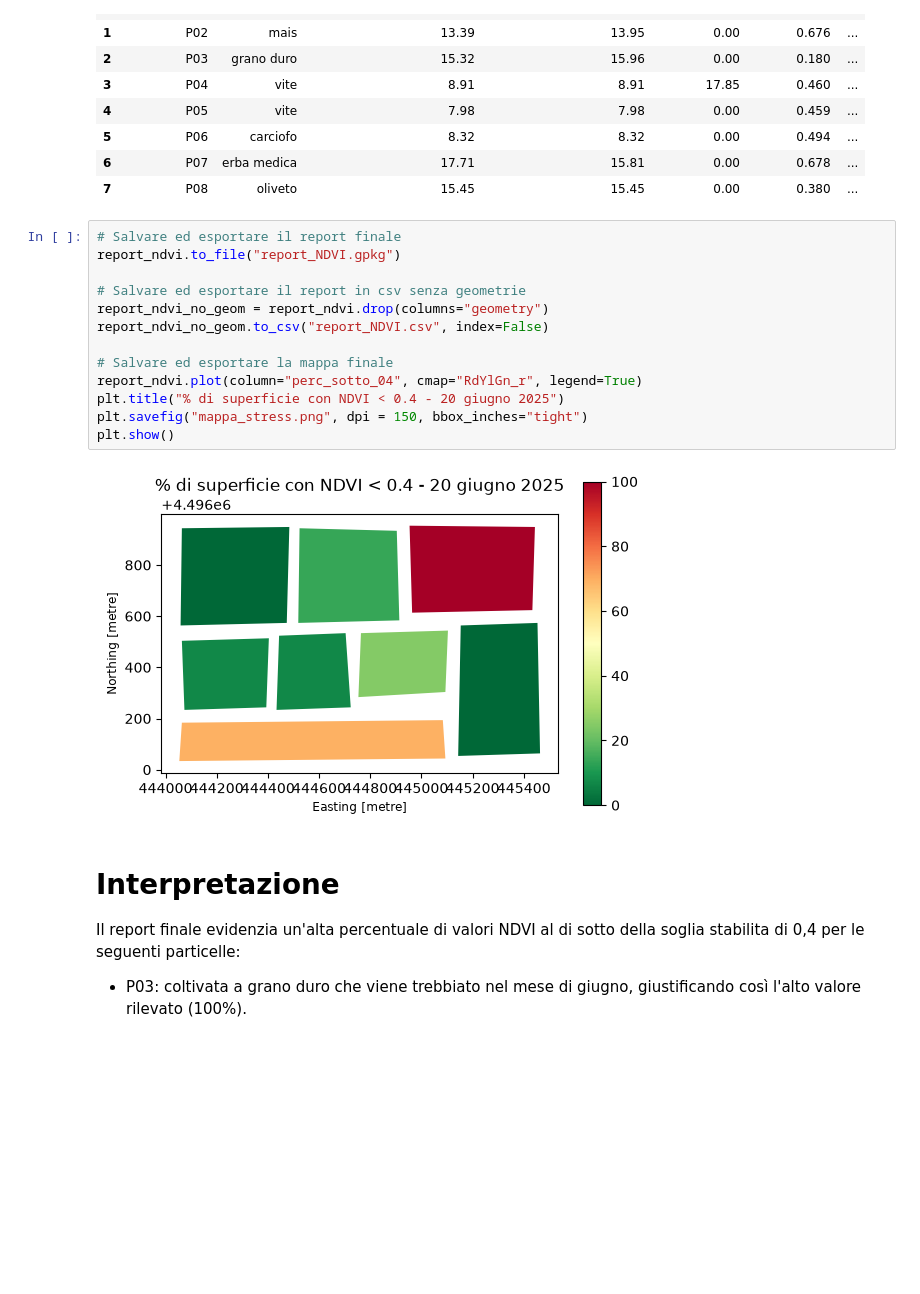
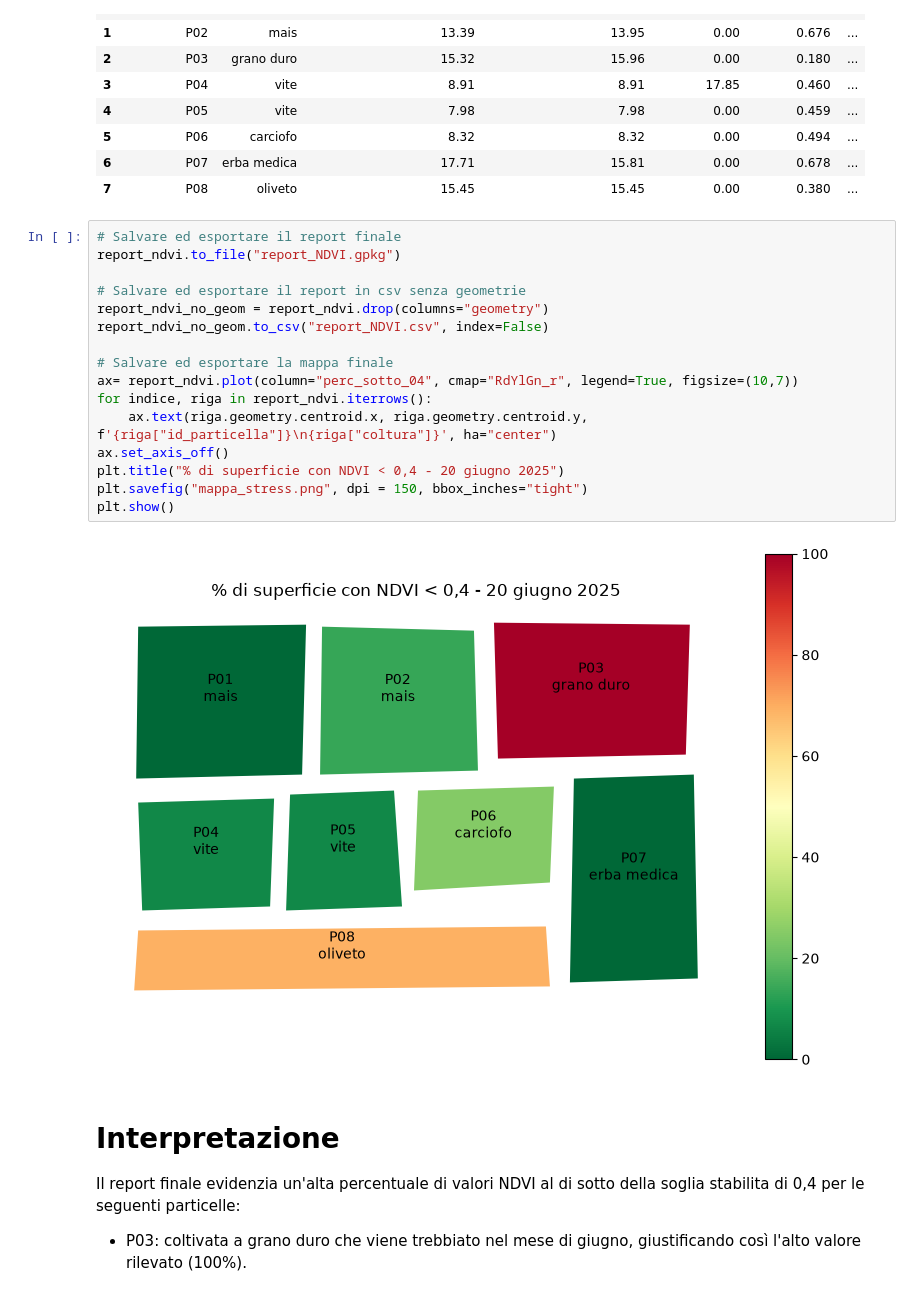
Before and after one commit to ChiaraMasala-PlantBiotec/ndvi-monitoraggio-particelle, a Jupyter notebook: analisi_ndvi_particelle.ipynb, the cells around one changed output. Cells and saved outputs as stored; diff of their text form; blank space fills up the shorter version.

```diff
--- a/analisi_ndvi_particelle.ipynb
+++ b/analisi_ndvi_particelle.ipynb
@@ -189,18 +189,21 @@ report_ndvi
 # %%
 # Salvare ed esportare il report finale
 report_ndvi.to_file("report_NDVI.gpkg")
 
 # Salvare ed esportare il report in csv senza geometrie
 report_ndvi_no_geom = report_ndvi.drop(columns="geometry")
 report_ndvi_no_geom.to_csv("report_NDVI.csv", index=False)
 
 # Salvare ed esportare la mappa finale
-report_ndvi.plot(column="perc_sotto_04", cmap="RdYlGn_r", legend=True)
-plt.title("% di superficie con NDVI < 0.4 - 20 giugno 2025")
+ax= report_ndvi.plot(column="perc_sotto_04", cmap="RdYlGn_r", legend=True, figsize=(10,7))
+for indice, riga in report_ndvi.iterrows():
+    ax.text(riga.geometry.centroid.x, riga.geometry.centroid.y, f'{riga["id_particella"]}\n{riga["coltura"]}', ha="center")
+ax.set_axis_off()
+plt.title("% di superficie con NDVI < 0,4 - 20 giugno 2025")
 plt.savefig("mappa_stress.png", dpi = 150, bbox_inches="tight")
 plt.show()
 # %% [output]
-[figure, old version]
+[figure, new version]
 # %% [markdown]
 # Interpretazione
 Il report finale evidenzia un'alta percentuale di valori NDVI al di sotto della soglia stabilita di 0,4 per le seguenti particelle:
```
